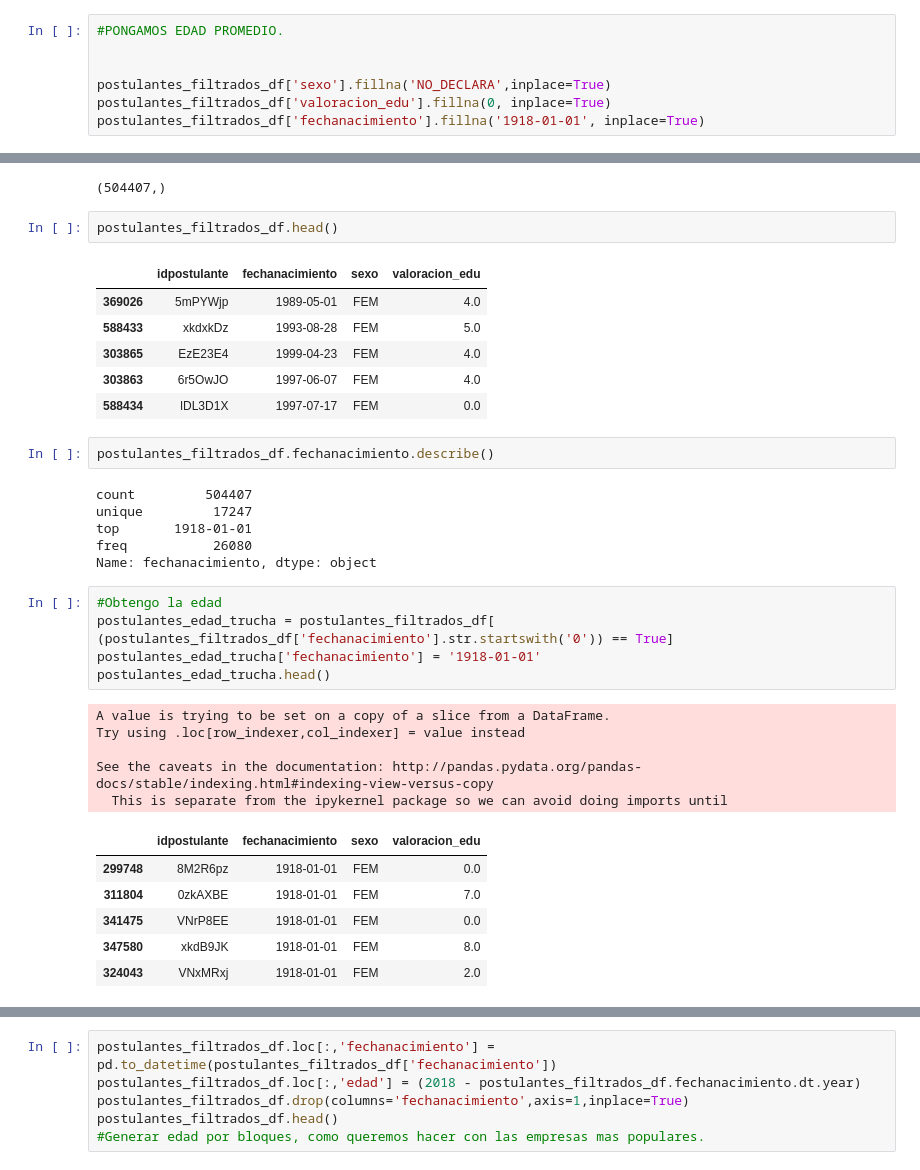
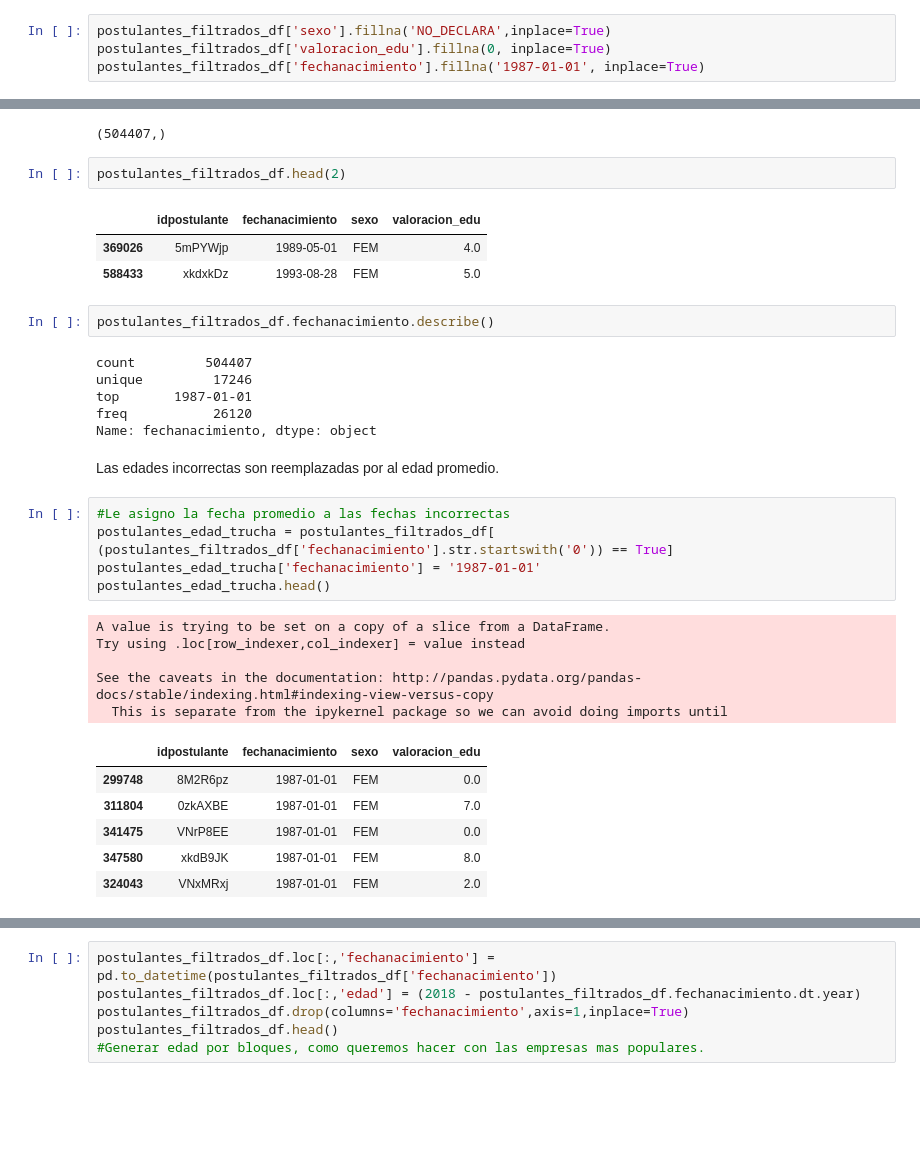
Before and after one commit to Andivisciglio/TP2-OrganizacionDeDatos-Grupo28, a Jupyter notebook: TP2-Andi.ipynb, the cells around one changed output, grey strips where cells are left out. Saved outputs shown, nothing was run; the diff lists cells and outputs as text; blank space fills up the shorter version.

```diff
--- a/TP2-Andi.ipynb
+++ b/TP2-Andi.ipynb
@@ -234,10 +236,7 @@ postulantes_filtrados_df.head()
 # %%
-#PONGAMOS EDAD PROMEDIO.
-
-
 postulantes_filtrados_df['sexo'].fillna('NO_DECLARA',inplace=True)
 postulantes_filtrados_df['valoracion_edu'].fillna(0, inplace=True)
-postulantes_filtrados_df['fechanacimiento'].fillna('1918-01-01', inplace=True)
+postulantes_filtrados_df['fechanacimiento'].fillna('1987-01-01', inplace=True)
 # %%
 postulantes_filtrados_df.head()
 # %% [output]
@@ -272,26 +272,25 @@ postulantes_filtrados_df.idpostulante.unique().shape
 # %% [output]
 (504407,)
 # %%
-postulantes_filtrados_df.head()
+postulantes_filtrados_df.head(2)
 # %% [output]
 |  | idpostulante | fechanacimiento | sexo | valoracion_edu |
 | 369026 | 5mPYWjp | 1989-05-01 | FEM | 4.0 |
 | 588433 | xkdxkDz | 1993-08-28 | FEM | 5.0 |
-| 303865 | EzE23E4 | 1999-04-23 | FEM | 4.0 |
-| 303863 | 6r5OwJO | 1997-06-07 | FEM | 4.0 |
-| 588434 | lDL3D1X | 1997-07-17 | FEM | 0.0 |
 # %%
 postulantes_filtrados_df.fechanacimiento.describe()
 # %% [output]
 count         504407
-unique         17247
-top       1918-01-01
-freq           26080
+unique         17246
+top       1987-01-01
+freq           26120
 Name: fechanacimiento, dtype: object
+# %% [markdown]
+Las edades incorrectas son reemplazadas por al edad promedio.
 # %%
-#Obtengo la edad
+#Le asigno la fecha promedio a las fechas incorrectas
 postulantes_edad_trucha = postulantes_filtrados_df[ (postulantes_filtrados_df['fechanacimiento'].str.startswith('0')) == True]
-postulantes_edad_trucha['fechanacimiento'] = '1918-01-01'
+postulantes_edad_trucha['fechanacimiento'] = '1987-01-01'
 postulantes_edad_trucha.head()
 # %% [output]
 A value is trying to be set on a copy of a slice from a DataFrame.
@@ -300,9 +299,9 @@ Try using .loc[row_indexer,col_indexer] = value instead
 See the caveats in the documentation: http://pandas.pydata.org/pandas-docs/stable/indexing.html#indexing-view-versus-copy
   This is separate from the ipykernel package so we can avoid doing imports until
 |  | idpostulante | fechanacimiento | sexo | valoracion_edu |
-| 299748 | 8M2R6pz | 1918-01-01 | FEM | 0.0 |
-| 311804 | 0zkAXBE | 1918-01-01 | FEM | 7.0 |
-| 341475 | VNrP8EE | 1918-01-01 | FEM | 0.0 |
-| 347580 | xkdB9JK | 1918-01-01 | FEM | 8.0 |
-| 324043 | VNxMRxj | 1918-01-01 | FEM | 2.0 |
+| 299748 | 8M2R6pz | 1987-01-01 | FEM | 0.0 |
+| 311804 | 0zkAXBE | 1987-01-01 | FEM | 7.0 |
+| 341475 | VNrP8EE | 1987-01-01 | FEM | 0.0 |
+| 347580 | xkdB9JK | 1987-01-01 | FEM | 8.0 |
+| 324043 | VNxMRxj | 1987-01-01 | FEM | 2.0 |
 # %%
```
Also changed, not shown: parts of 88 cells of this notebook, 2 other files.
